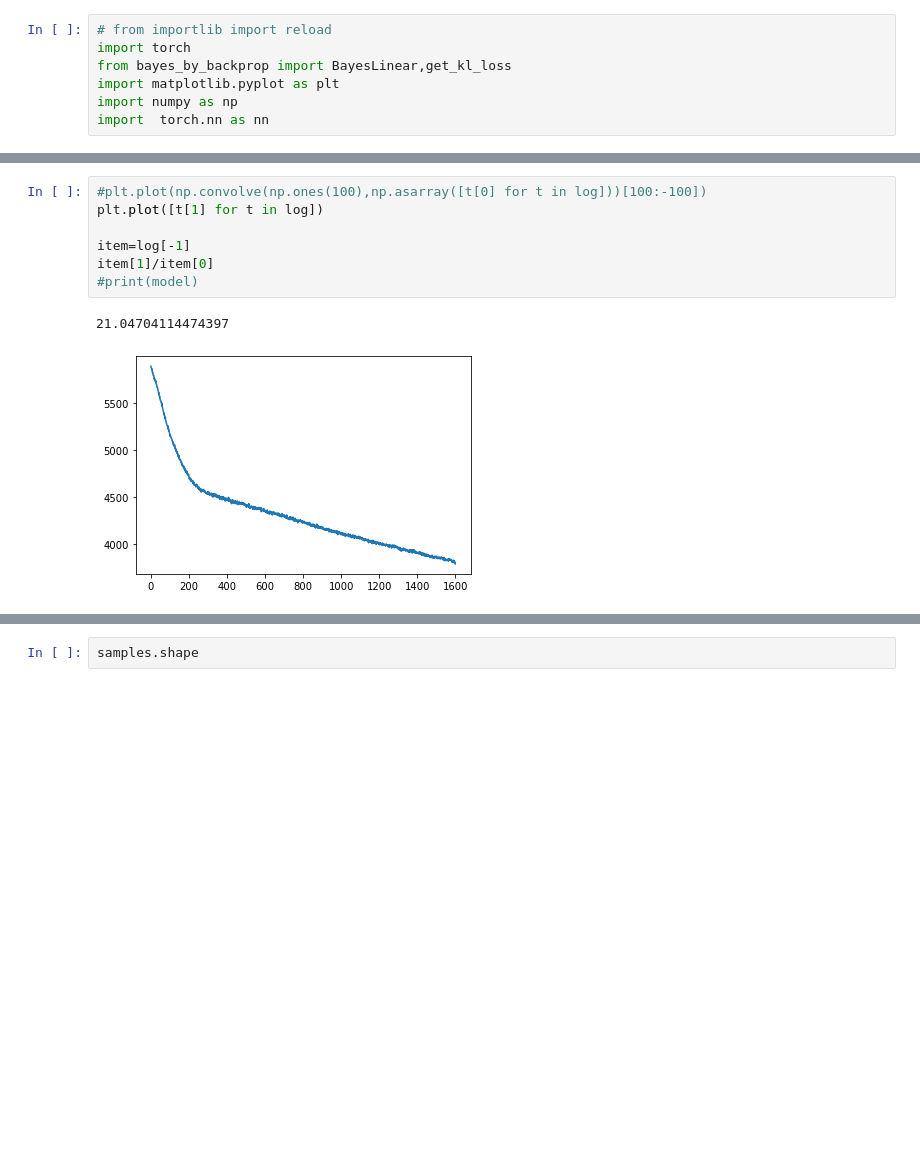
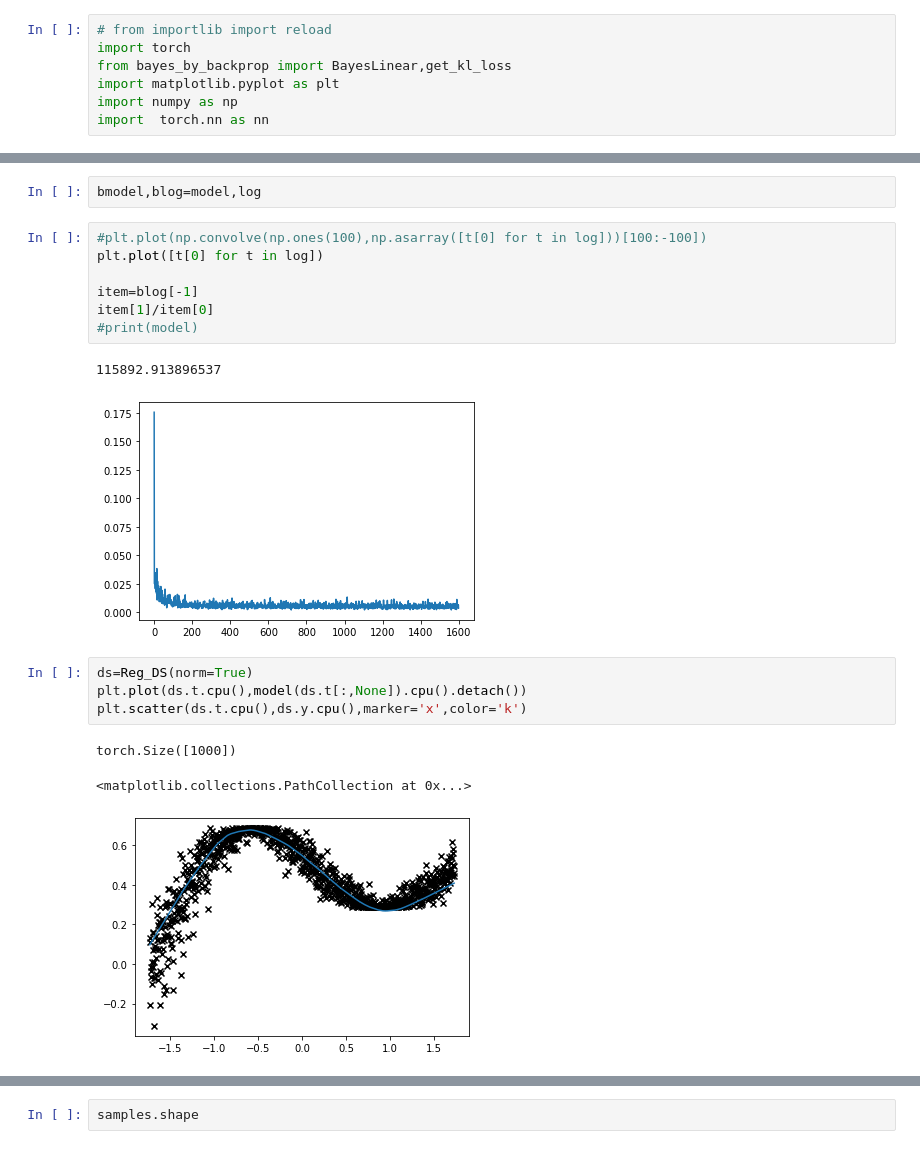
Before and after one commit to pedrofreire/bayes-by-backprop, a Jupyter notebook: Untitled.ipynb, the cells around one changed output, grey strips where cells are left out. Drawn from its saved outputs; the diff is of its cells as text; blank space fills up the shorter version.

```diff
--- a/Untitled.ipynb
+++ b/Untitled.ipynb
@@ -104,10 +190,20 @@ loss: 0.5532830902099609
+# %%
+bmodel,blog=model,log
 # %%
 #plt.plot(np.convolve(np.ones(100),np.asarray([t[0] for t in log]))[100:-100])
-plt.plot([t[1] for t in log])
+plt.plot([t[0] for t in log])
 
-item=log[-1]
+item=blog[-1]
 item[1]/item[0]
 #print(model)
 # %% [output]
-21.04704114474397
+115892.913896537
-[figure, old version]
+[figure, new version]
+# %%
+ds=Reg_DS(norm=True)
+plt.plot(ds.t.cpu(),model(ds.t[:,None]).cpu().detach())
+plt.scatter(ds.t.cpu(),ds.y.cpu(),marker='x',color='k')
+# %% [output]
+torch.Size([1000])
+<matplotlib.collections.PathCollection at 0x...>
+[figure, added]
```
Also changed, not shown: parts of 6 cells of this notebook.
